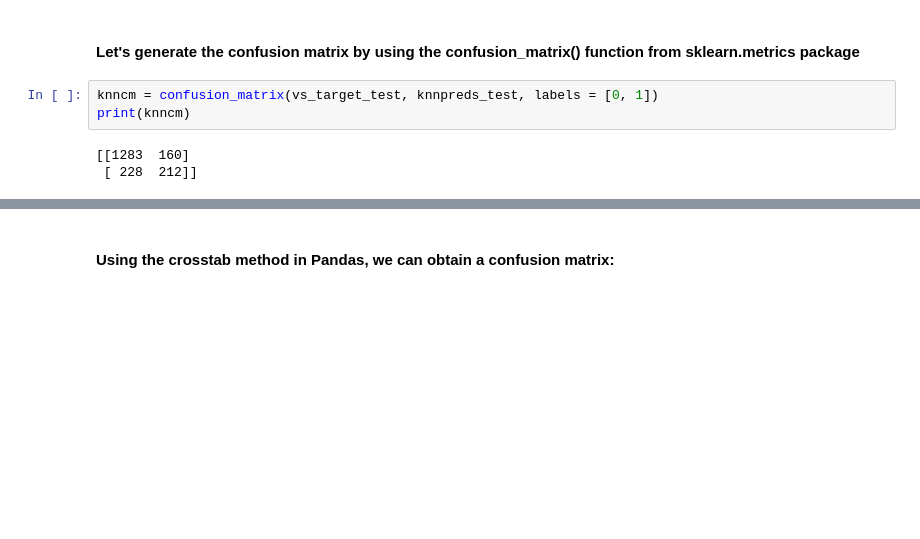
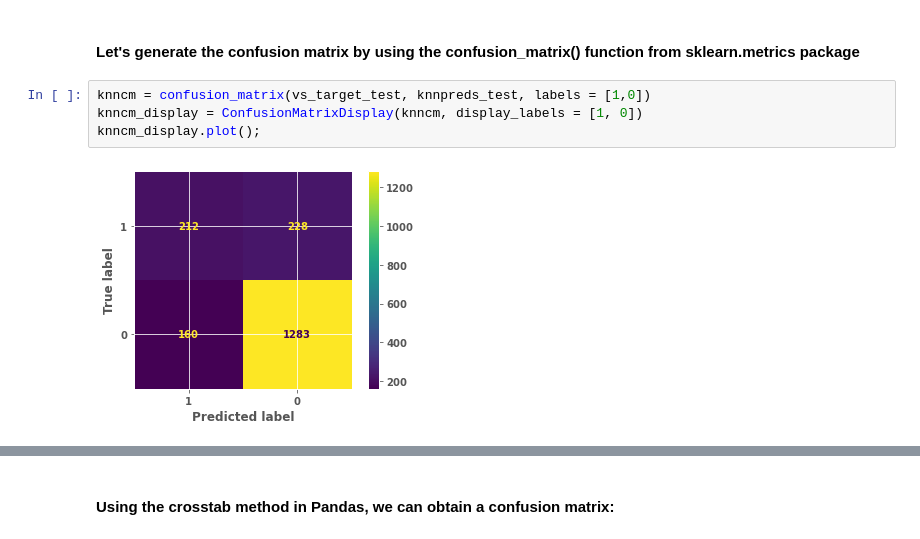
Before and after one commit to Ron256/DSC478MachineLearning, a Jupyter notebook: Notebooks/HomeWorkAssignments/AdultCensusProgrammingMachineLearningAssignment2Task2.ipynb, the cells around one changed output, grey strips where cells are left out. Cells and saved outputs as stored; diff of their text form; blank space fills up the shorter version.

```diff
--- a/Notebooks/HomeWorkAssignments/AdultCensusProgrammingMachineLearningAssignment2Task2.ipynb
+++ b/Notebooks/HomeWorkAssignments/AdultCensusProgrammingMachineLearningAssignment2Task2.ipynb
@@ -248,8 +263,8 @@ Name: income_>50K, dtype: uint8
 # %% [markdown]
 #### Let's generate the confusion matrix  by using the confusion_matrix() function from sklearn.metrics package
 # %%
-knncm = confusion_matrix(vs_target_test, knnpreds_test, labels = [0, 1])
-print(knncm)
+knncm = confusion_matrix(vs_target_test, knnpreds_test, labels = [1,0])
+knncm_display = ConfusionMatrixDisplay(knncm, display_labels = [1, 0])
+knncm_display.plot();
 # %% [output]
-[[1283  160]
- [ 228  212]]
+[figure, added]
```
Also changed, not shown: parts of 71 cells of this notebook, 1 other file.
